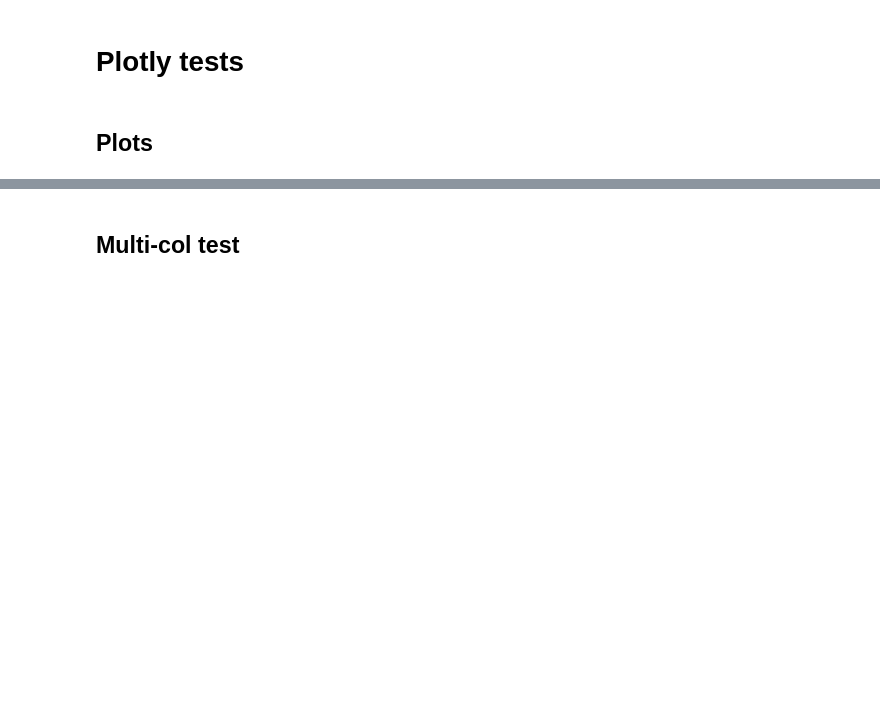
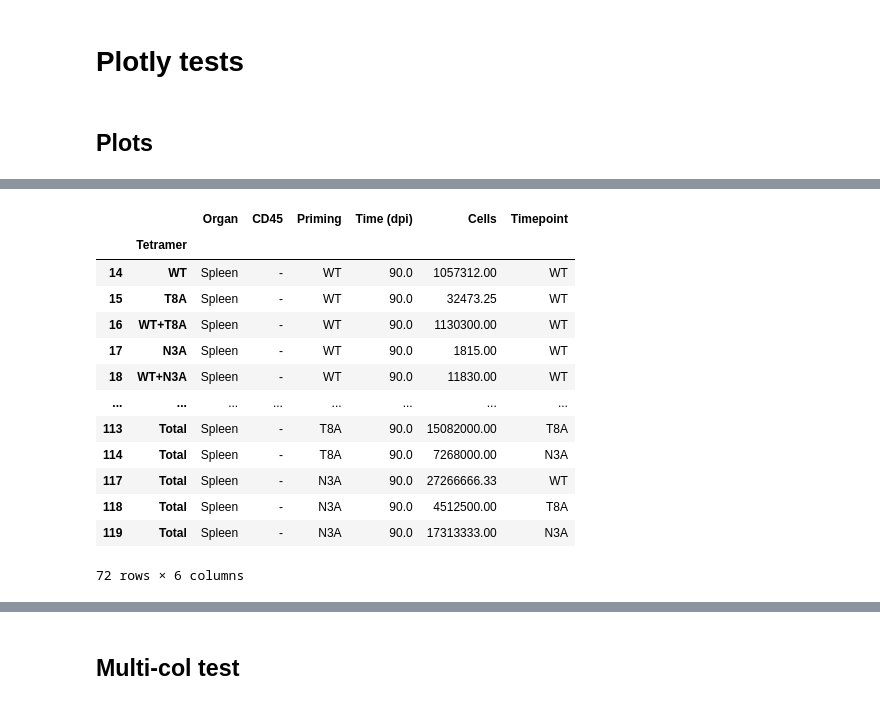
Before and after one commit to WolfDanny/IAV_analysis, a Jupyter notebook: Figures.ipynb, the cells around one changed output, grey strips where cells are left out. Cells and saved outputs as stored; diff of their text form; code cells hidden in the pictures; blank space fills up the shorter version.

```diff
--- a/Figures.ipynb
+++ b/Figures.ipynb
@@ -421,0 +637,21 @@ fig.write_html("single-slope-plot.html")
+# %%
+dataDF[
+    (dataDF.Timepoint == "WT")
+    | (dataDF.Timepoint == "T8A")
+    | (dataDF.Timepoint == "N3A")
+].pivot(columns="Tetramer").stack()
+# %% [output]
+|  |  | Organ | CD45 | Priming | Time (dpi) | Cells | Timepoint |
+|  | Tetramer |  |  |  |  |  |  |
+| 14 | WT | Spleen | - | WT | 90.0 | 1057312.00 | WT |
+| 15 | T8A | Spleen | - | WT | 90.0 | 32473.25 | WT |
+| 16 | WT+T8A | Spleen | - | WT | 90.0 | 1130300.00 | WT |
+| 17 | N3A | Spleen | - | WT | 90.0 | 1815.00 | WT |
+| 18 | WT+N3A | Spleen | - | WT | 90.0 | 11830.00 | WT |
+| ... | ... | ... | ... | ... | ... | ... | ... |
+| 113 | Total | Spleen | - | T8A | 90.0 | 15082000.00 | T8A |
+| 114 | Total | Spleen | - | T8A | 90.0 | 7268000.00 | N3A |
+| 117 | Total | Spleen | - | N3A | 90.0 | 27266666.33 | WT |
+| 118 | Total | Spleen | - | N3A | 90.0 | 4512500.00 | T8A |
+| 119 | Total | Spleen | - | N3A | 90.0 | 17313333.00 | N3A |
+72 rows × 6 columns
```
Also changed, not shown: parts of 21 cells of this notebook, 10 other files.
